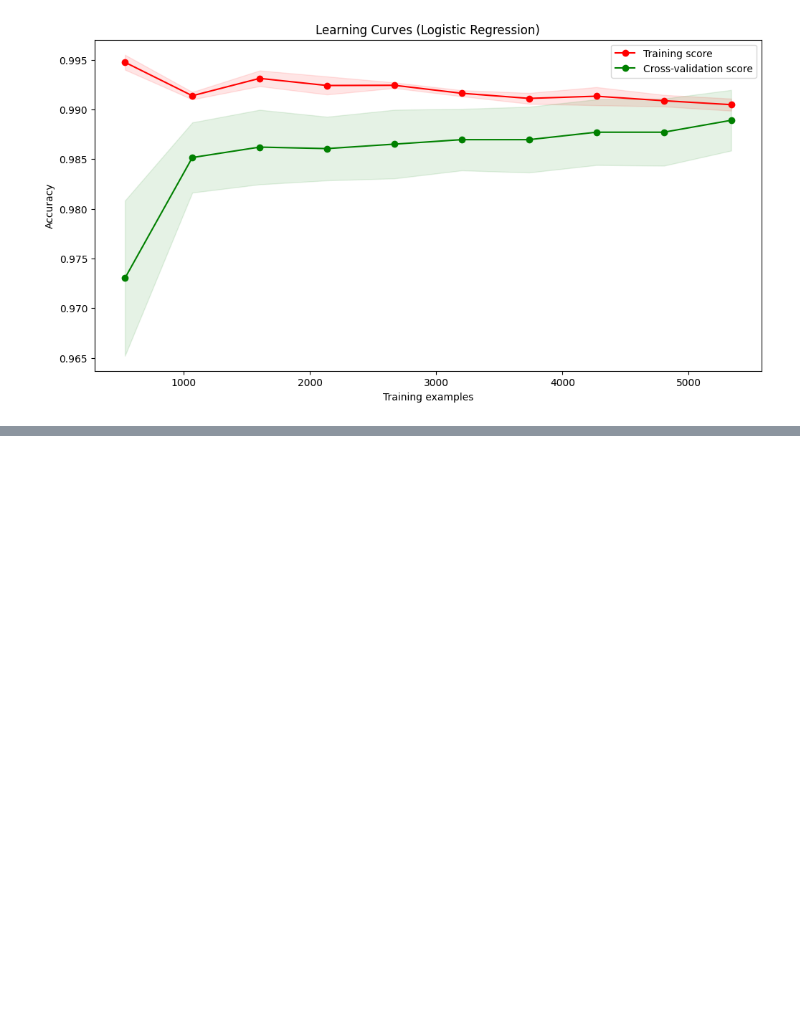
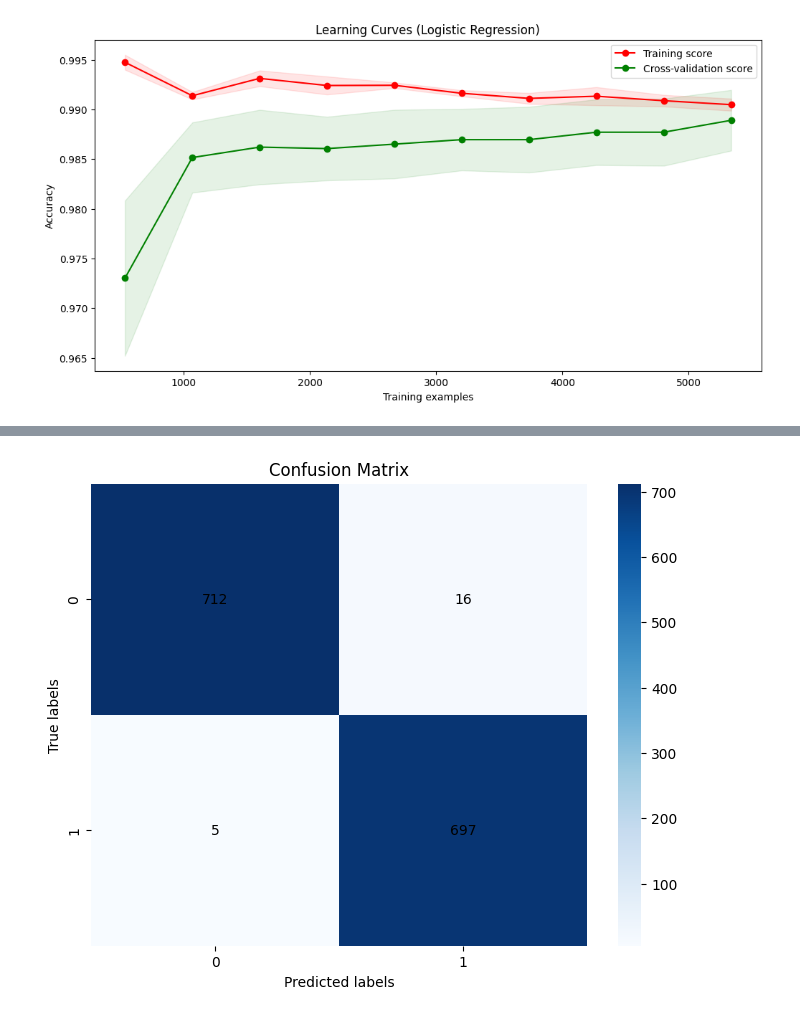
Before and after one commit to adamhalama/mal1y, a Jupyter notebook: assignment-2/src/assignment-2-answer.ipynb, the cells around one changed output, grey strips where cells are left out. Saved outputs shown, nothing was run; the diff lists cells and outputs as text; code cells hidden in the pictures; blank space fills up the shorter version.

```diff
--- a/assignment-2/src/assignment-2-answer.ipynb
+++ b/assignment-2/src/assignment-2-answer.ipynb
@@ -1082,0 +1085,8 @@ Please also refer to the documentation for alternative solver options:
+# %%
+# Train the model RandomForestClassifier on the training data
+model_RFC.fit(train_features, train_target.values.ravel())
+
+# Score the model on the validation data
+rf_validation_score = model_RFC.score(validation_features, validation_target.values.ravel())
+
+rf_validation_score
@@ -1411,0 +1497,21 @@ plt.show()
+# %%
+from sklearn.metrics import confusion_matrix
+import seaborn as sns
+import matplotlib.pyplot as plt
+
+# Generating the confusion matrix
+conf_matrix = confusion_matrix(test_target, new_test_predictions)
+
+plt.figure(figsize=(8, 6))
+ax = sns.heatmap(conf_matrix, annot=False, fmt='d', cmap='Blues')
+for i in range(conf_matrix.shape[0]):
+    for j in range(conf_matrix.shape[1]):
+        ax.text(j + 0.5, i + 0.5, conf_matrix[i, j],
+                horizontalalignment='center',
+                verticalalignment='center')
+plt.title('Confusion Matrix')
+plt.xlabel('Predicted labels')
+plt.ylabel('True labels')
+plt.show()
+# %% [output]
+[figure, added]
```
Also changed, not shown: parts of 10 cells of this notebook.
